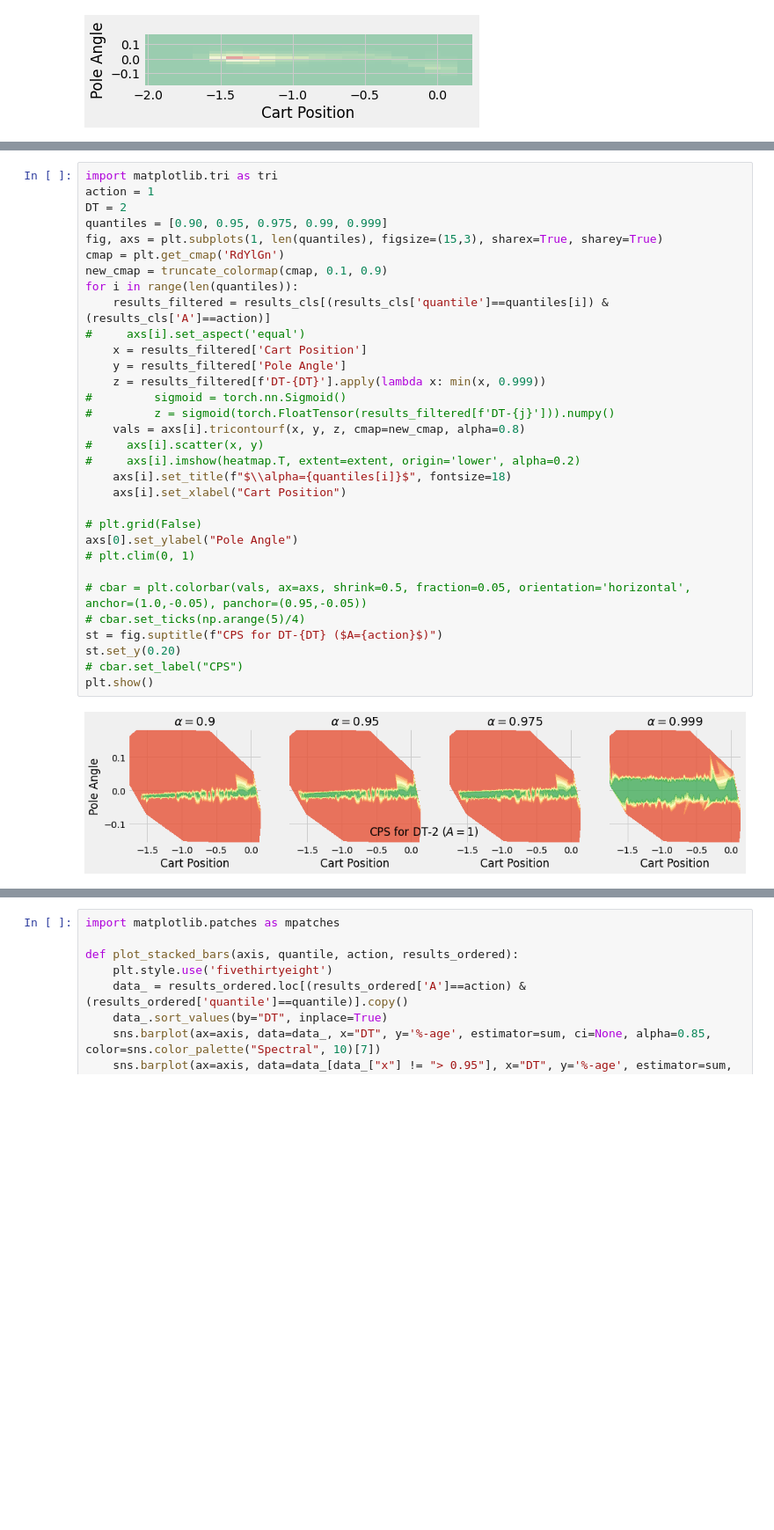
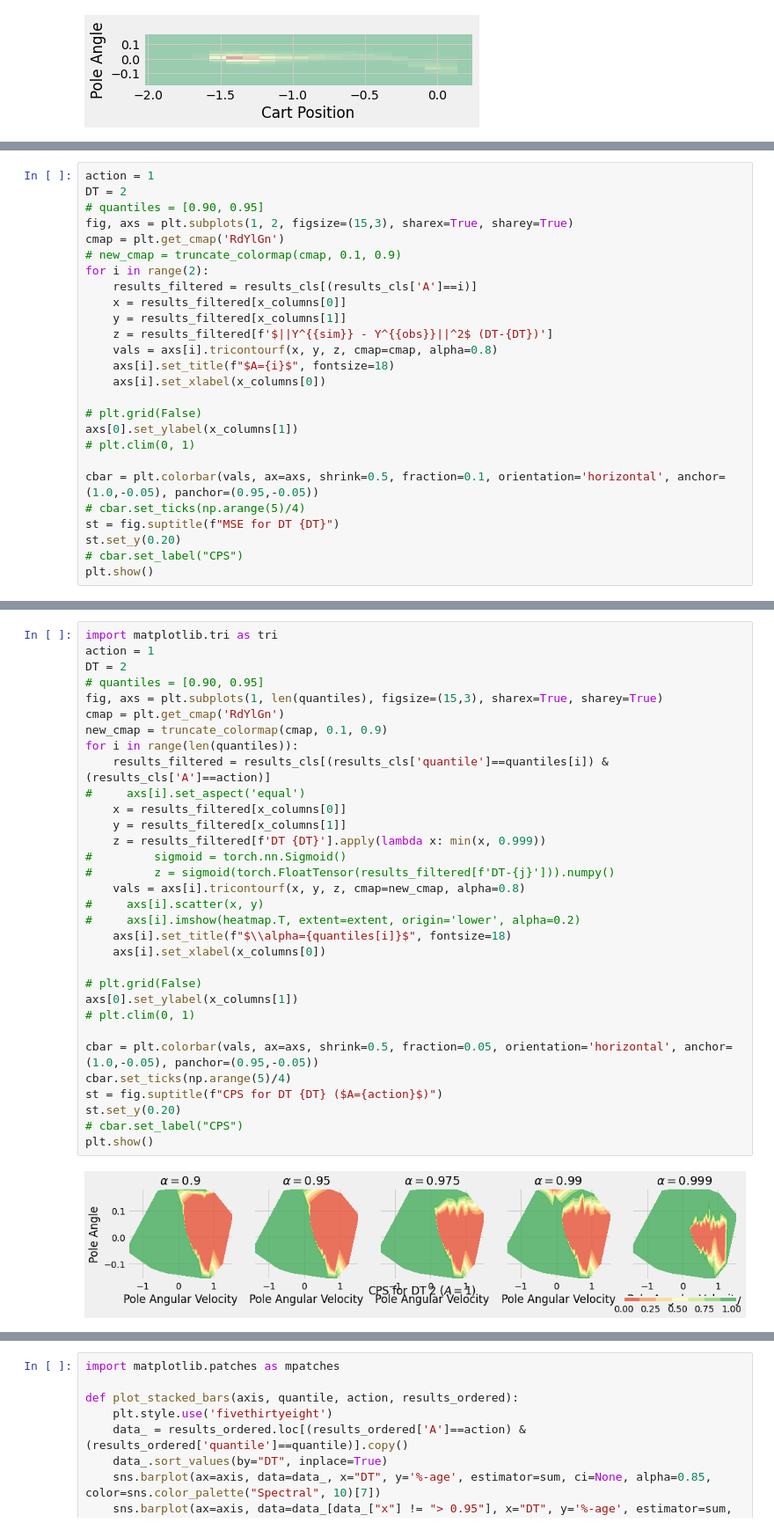
Before and after one commit to faaizT/CausalTwinAssessment, a Jupyter notebook: Cartpole Simulator (Updated).ipynb, the cells around one changed output, grey strips where cells are left out. Shown at 88% size. Cells and saved outputs as stored; diff of their text form; blank space fills up the shorter version.

Commit message:
Finally some okay results

```diff
--- a/Cartpole Simulator (Updated).ipynb
+++ b/Cartpole Simulator (Updated).ipynb
@@ -1490,0 +1802,26 @@ plt.show()
+# %%
+action = 1
+DT = 2
+# quantiles = [0.90, 0.95]
+fig, axs = plt.subplots(1, 2, figsize=(15,3), sharex=True, sharey=True)
+cmap = plt.get_cmap('RdYlGn')
+# new_cmap = truncate_colormap(cmap, 0.1, 0.9)
+for i in range(2):
+    results_filtered = results_cls[(results_cls['A']==i)]
+    x = results_filtered[x_columns[0]]
+    y = results_filtered[x_columns[1]]
+    z = results_filtered[f'$||Y^{{sim}} - Y^{{obs}}||^2$ (DT-{DT})']
+    vals = axs[i].tricontourf(x, y, z, cmap=cmap, alpha=0.8)
+    axs[i].set_title(f"$A={i}$", fontsize=18)
+    axs[i].set_xlabel(x_columns[0])
+
+# plt.grid(False)
+axs[0].set_ylabel(x_columns[1])
+# plt.clim(0, 1)
+
+cbar = plt.colorbar(vals, ax=axs, shrink=0.5, fraction=0.1, orientation='horizontal', anchor=(1.0,-0.05), panchor=(0.95,-0.05))
+# cbar.set_ticks(np.arange(5)/4)
+st = fig.suptitle(f"MSE for DT {DT}")
+st.set_y(0.20)
+# cbar.set_label("CPS")
+plt.show()
@@ -1491,37 +1830,37 @@ plt.show()
 # %%
 import matplotlib.tri as tri
 action = 1
 DT = 2
-quantiles = [0.90, 0.95, 0.975, 0.99, 0.999]
+# quantiles = [0.90, 0.95]
 fig, axs = plt.subplots(1, len(quantiles), figsize=(15,3), sharex=True, sharey=True)
 cmap = plt.get_cmap('RdYlGn')
 new_cmap = truncate_colormap(cmap, 0.1, 0.9)
 for i in range(len(quantiles)):
     results_filtered = results_cls[(results_cls['quantile']==quantiles[i]) & (results_cls['A']==action)]
 #     axs[i].set_aspect('equal')
-    x = results_filtered['Cart Position']
-    y = results_filtered['Pole Angle']
-    z = results_filtered[f'DT-{DT}'].apply(lambda x: min(x, 0.999))
+    x = results_filtered[x_columns[0]]
+    y = results_filtered[x_columns[1]]
+    z = results_filtered[f'DT {DT}'].apply(lambda x: min(x, 0.999))
 #         sigmoid = torch.nn.Sigmoid()
 #         z = sigmoid(torch.FloatTensor(results_filtered[f'DT-{j}'])).numpy()
     vals = axs[i].tricontourf(x, y, z, cmap=new_cmap, alpha=0.8)
 #     axs[i].scatter(x, y)
 #     axs[i].imshow(heatmap.T, extent=extent, origin='lower', alpha=0.2)
     axs[i].set_title(f"$\\alpha={quantiles[i]}$", fontsize=18)
-    axs[i].set_xlabel("Cart Position")
+    axs[i].set_xlabel(x_columns[0])
 
 # plt.grid(False)
-axs[0].set_ylabel("Pole Angle")
+axs[0].set_ylabel(x_columns[1])
 # plt.clim(0, 1)
 
-# cbar = plt.colorbar(vals, ax=axs, shrink=0.5, fraction=0.05, orientation='horizontal', anchor=(1.0,-0.05), panchor=(0.95,-0.05))
-# cbar.set_ticks(np.arange(5)/4)
-st = fig.suptitle(f"CPS for DT-{DT} ($A={action}$)")
+cbar = plt.colorbar(vals, ax=axs, shrink=0.5, fraction=0.05, orientation='horizontal', anchor=(1.0,-0.05), panchor=(0.95,-0.05))
+cbar.set_ticks(np.arange(5)/4)
+st = fig.suptitle(f"CPS for DT {DT} ($A={action}$)")
 st.set_y(0.20)
 # cbar.set_label("CPS")
 plt.show()
 # %% [output]
-[figure, old version]
+[figure, new version]
 # %%
 results_cls.head()
 # %% [output]
```
Also changed, not shown: parts of 61 cells of this notebook, 2 other files.
